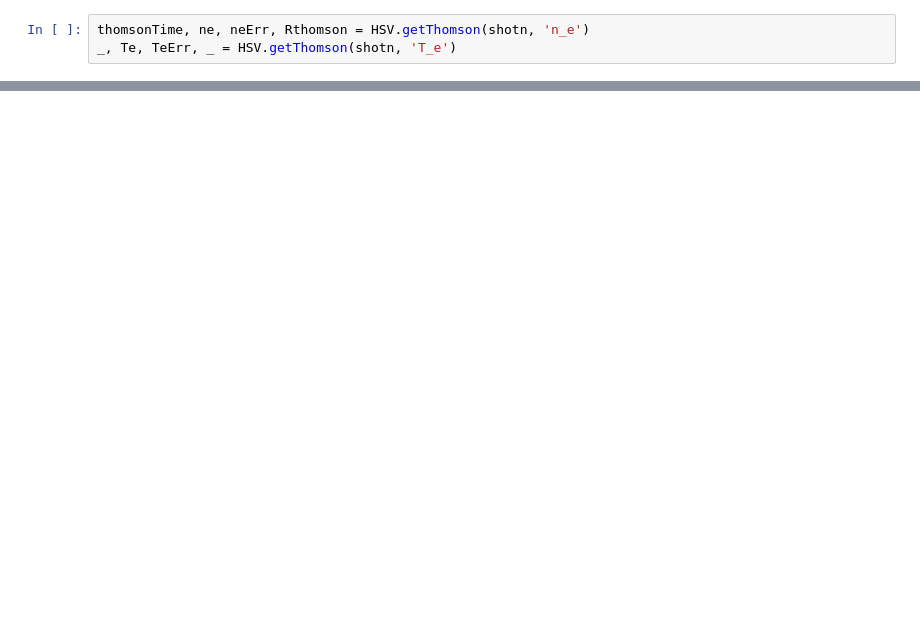
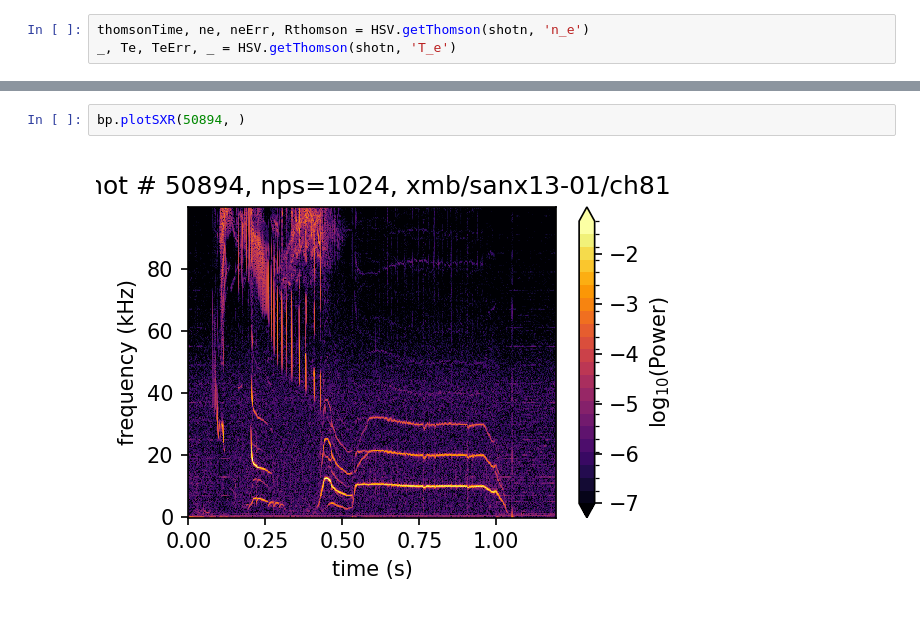
Before and after one commit to JamieDunsmore7/tokamak_inversion_routines, a Jupyter notebook: Testing/testing plotting results.ipynb, the cells around one changed output, grey strips where cells are left out. Saved outputs shown, nothing was run; the diff lists cells and outputs as text; blank space fills up the shorter version.

```diff
--- a/Testing/testing plotting results.ipynb
+++ b/Testing/testing plotting results.ipynb
@@ -607,0 +306,4 @@ ioniseRate[i], ioniseErr[i], neutralDensity[i], neutralErr[i] = \
+# %%
+bp.plotSXR(50894, )
+# %% [output]
+[figure, added]
```
Also changed, not shown: parts of 47 cells of this notebook, 43 other files.
